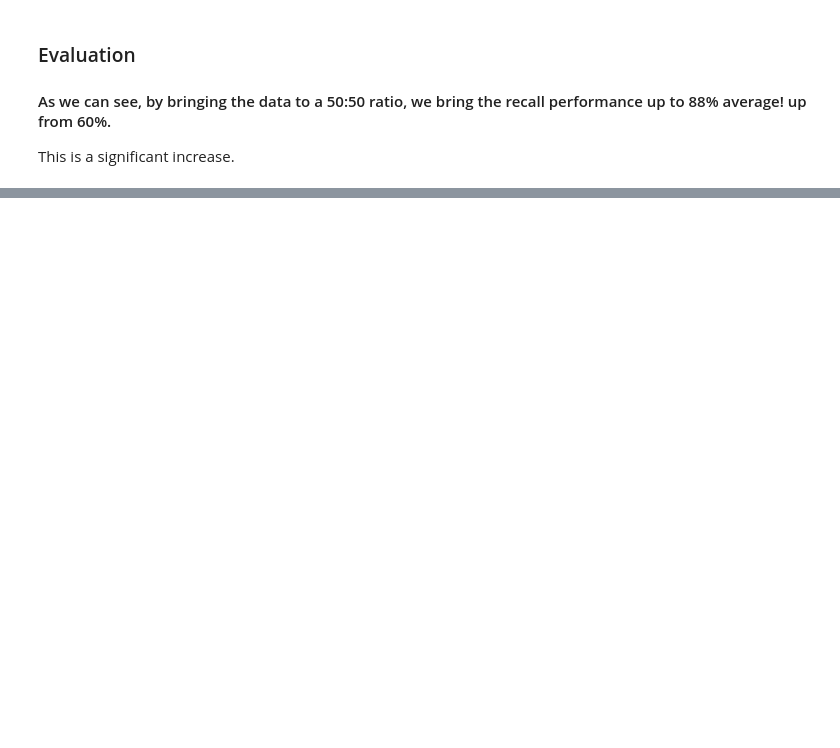
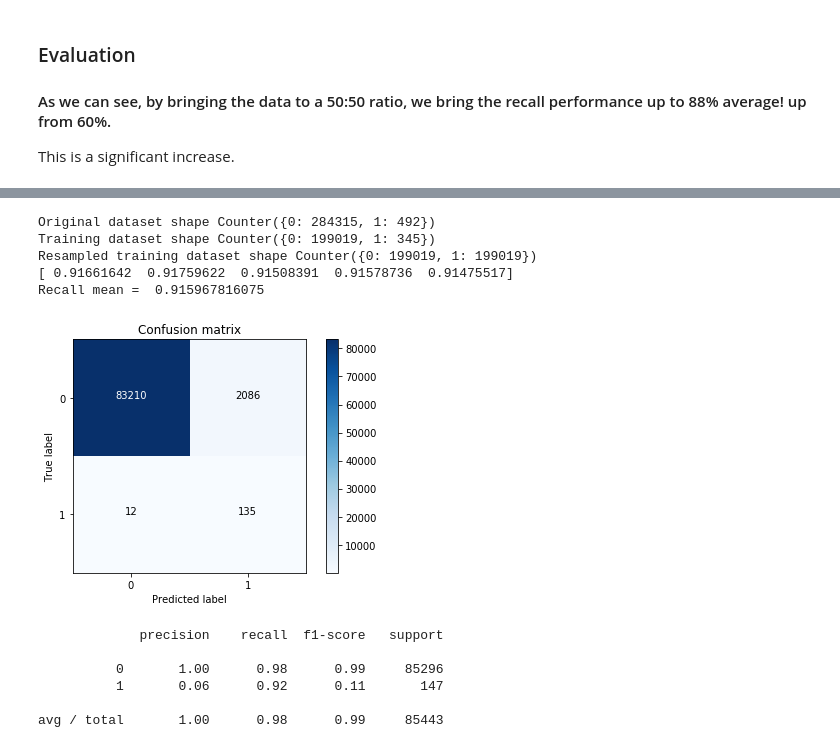
Before and after one commit to harrygraham/DeepLearning-CreditCardFraud, a Jupyter notebook: Baseline_Models.ipynb, the cells around one changed output, grey strips where cells are left out. Saved outputs shown, nothing was run; the diff lists cells and outputs as text; code cells hidden in the pictures; blank space fills up the shorter version.

```diff
--- a/Baseline_Models.ipynb
+++ b/Baseline_Models.ipynb
@@ -324,0 +469,47 @@ This is a significant increase.
+# %%
+# Assign variables x and y corresponding to row data and it's class value
+X = data.ix[:, data.columns != 'Class']
+y = data.ix[:, data.columns == 'Class']
+
+
+# Whole dataset, training-test data splitting
+X_train, X_test, y_train, y_test = train_test_split(X,y,test_size = 0.3, random_state = 0)
+
+from collections import Counter
+from imblearn.over_sampling import SMOTE
+sm = SMOTE(random_state=1)
+X_res, y_res = sm.fit_sample(X_train, y_train)
+print('Original dataset shape {}'.format(Counter(data['Class'])))
+print('Training dataset shape {}'.format(Counter(y_train['Class'])))
+print('Resampled training dataset shape {}'.format(Counter(y_res)))
+
+# CROSS VALIDATION
+scores = cross_val_score(lr, X_res, y_res, scoring='recall', cv=5)
+print scores
+print 'Recall mean = ', np.mean(scores)
+
+lr.fit(X_res, y_res)
+y_pred = lr.predict(X_test)
+cm = confusion_matrix(y_test, y_pred)
+class_names = [0,1]
+
+
+plt.figure()
+plot_confusion_matrix(cm, classes=class_names, title='Confusion matrix')
+plt.show()
+
+from sklearn.metrics import classification_report
+print classification_report(y_test, y_pred)
+# %% [output]
+Original dataset shape Counter({0: 284315, 1: 492})
+Training dataset shape Counter({0: 199019, 1: 345})
+Resampled training dataset shape Counter({0: 199019, 1: 199019})
+[ 0.91661642  0.91759622  0.91508391  0.91578736  0.91475517]
+Recall mean =  0.915967816075
+[figure, added]
+             precision    recall  f1-score   support
+
+          0       1.00      0.98      0.99     85296
+          1       0.06      0.92      0.11       147
+
+avg / total       1.00      0.98      0.99     85443
```
Also changed, not shown: parts of 27 cells of this notebook, 6 other files.
